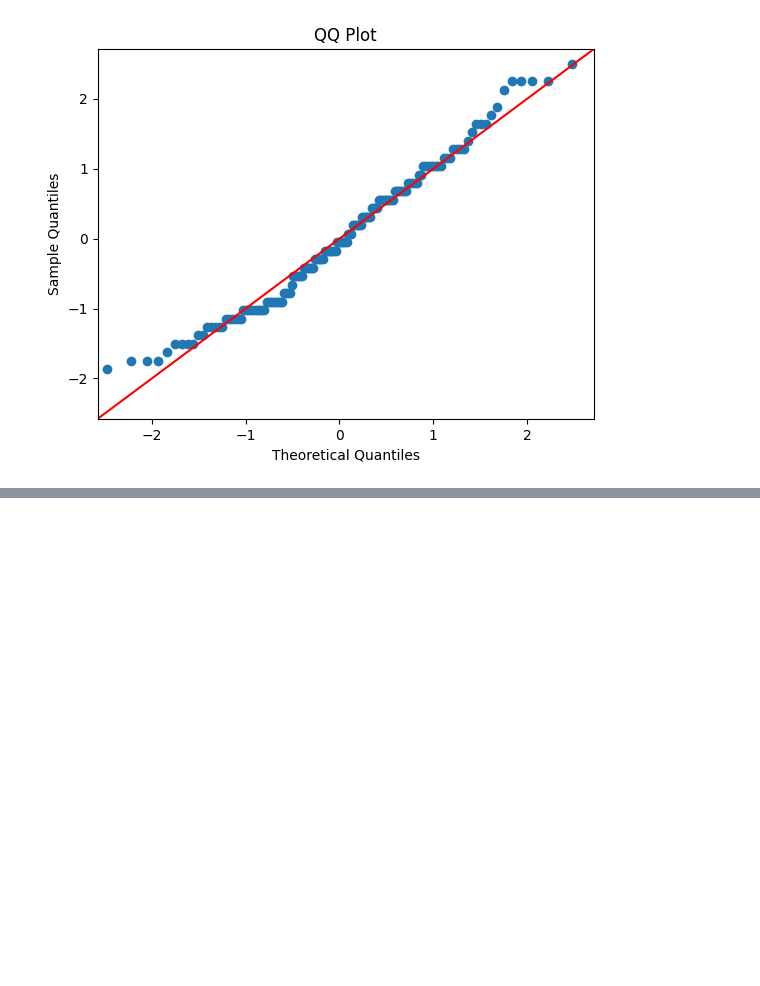
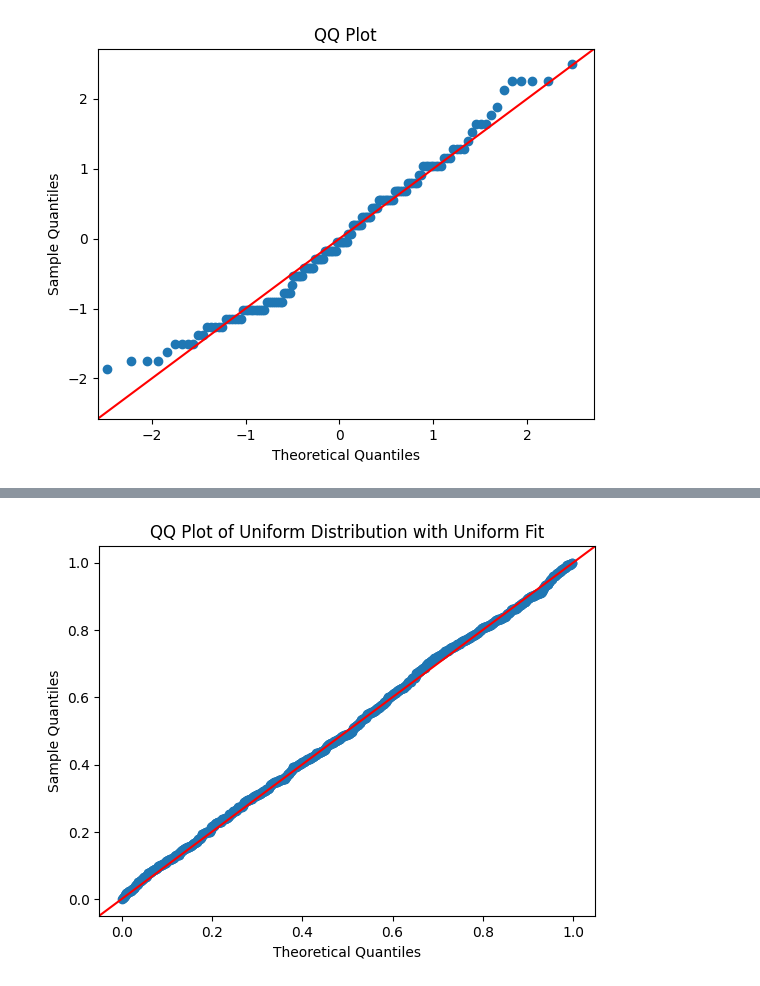
Before and after one commit to netra212/Data-Science, a Jupyter notebook: statistics/Non_Gaussian_Prob_Distri.ipynb, the cells around one changed output, grey strips where cells are left out. Cells and saved outputs as stored; diff of their text form; code cells hidden in the pictures; blank space fills up the shorter version.

```diff
--- a/statistics/Non_Gaussian_Prob_Distri.ipynb
+++ b/statistics/Non_Gaussian_Prob_Distri.ipynb
@@ -58,0 +76,17 @@ plt.show()
+# %%
+# Fit a uniform distribution to the data
+params = stats.uniform.fit(x)
+dist = stats.uniform(loc=params[0], scale=params[1])
+# %%
+# Create a QQ plot of the data using the uniform distribution
+fig = sm.qqplot(x, dist=dist, line='45')
+
+# Add a title and labels to the plot
+plt.title('QQ Plot of Uniform Distribution with Uniform Fit')
+plt.xlabel('Theoretical Quantiles')
+plt.ylabel('Sample Quantiles')
+
+# Show the plot
+plt.show()
+# %% [output]
+[figure, added]
```
Also changed, not shown: parts of 31 cells of this notebook.
